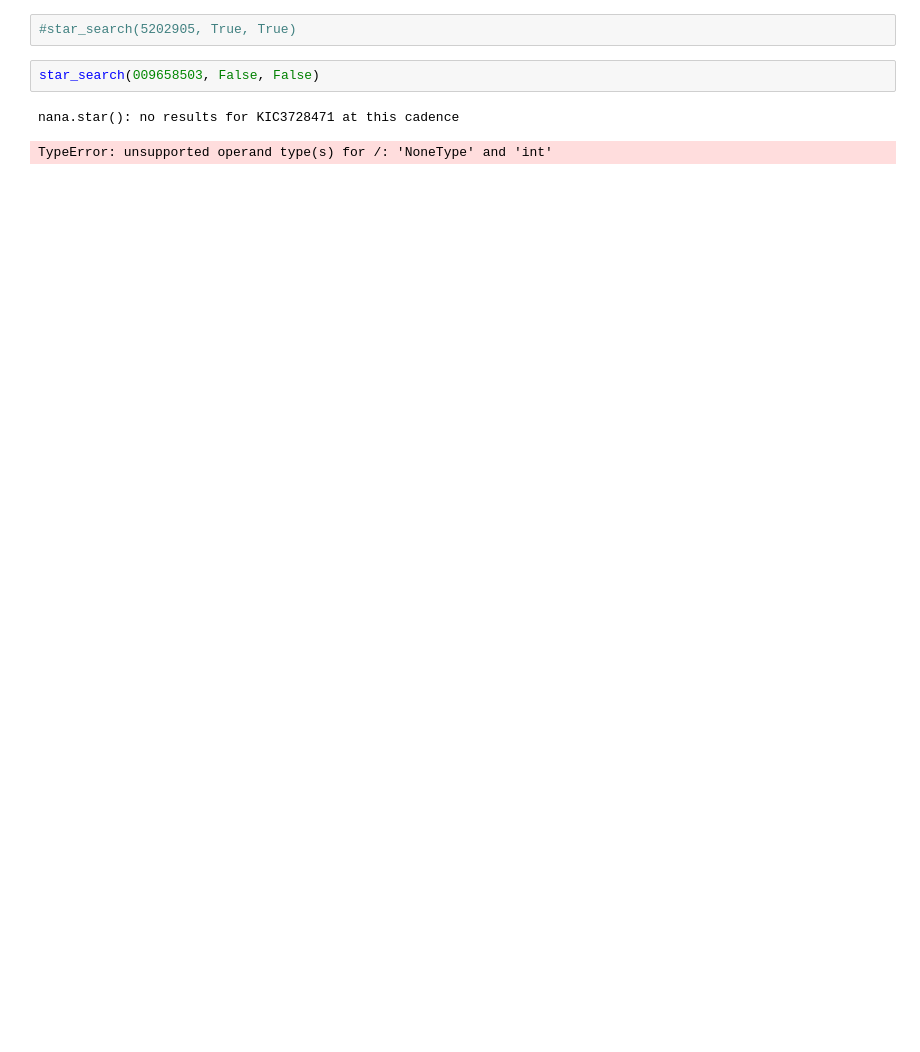
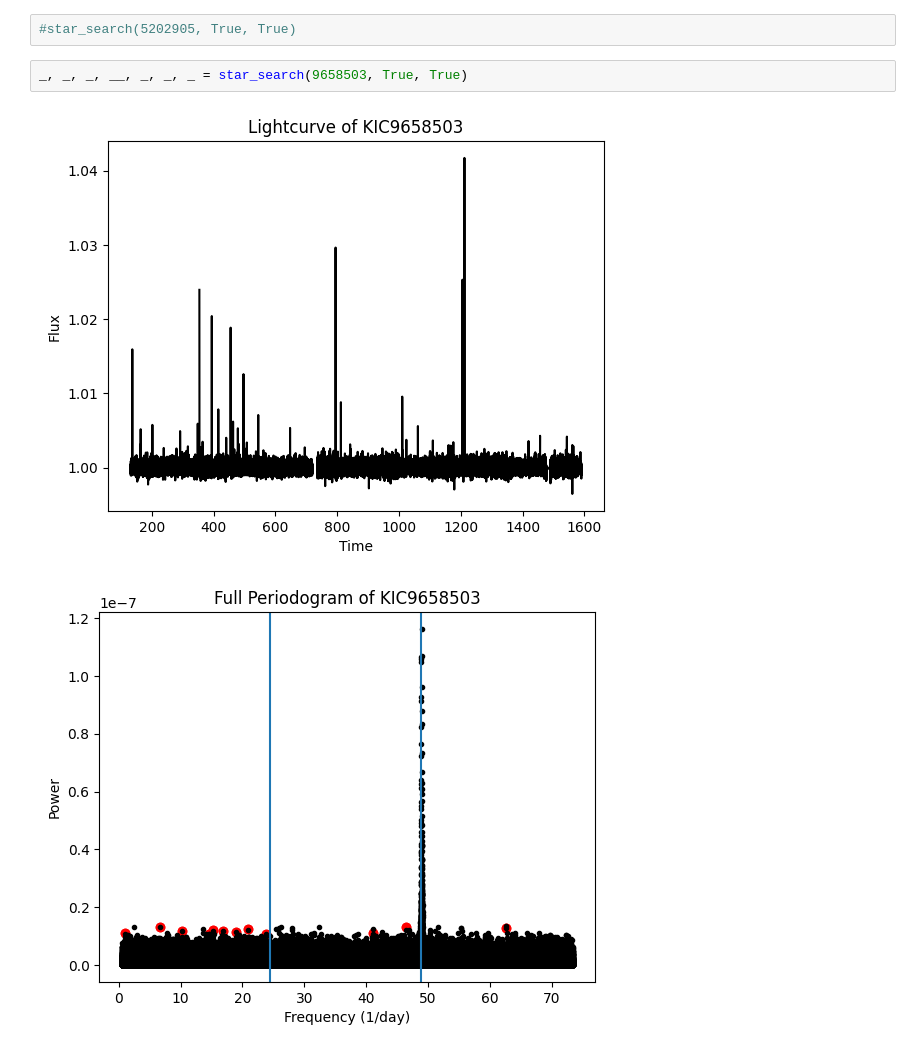
Before and after one commit to nanamiller/hogg_project, a Jupyter notebook: oscillator_catalog/star_stats_testing.ipynb, the cells around one changed output. Cells and saved outputs as stored; diff of their text form; blank space fills up the shorter version.

```diff
--- a/oscillator_catalog/star_stats_testing.ipynb
+++ b/oscillator_catalog/star_stats_testing.ipynb
@@ -534,7 +546,7 @@ def star_search(kicID, plots = False, save = False):
 # %%
 #star_search(5202905, True, True)
 # %%
-star_search(009658503, False, False)
+_, _, _, __, _, _, _ = star_search(9658503, True, True)
 # %% [output]
-nana.star(): no results for KIC3728471 at this cadence
-TypeError: unsupported operand type(s) for /: 'NoneType' and 'int'
+[figure, added]
+[figure, added]
```
Also changed, not shown: parts of 10 cells of this notebook, 11 other files.
